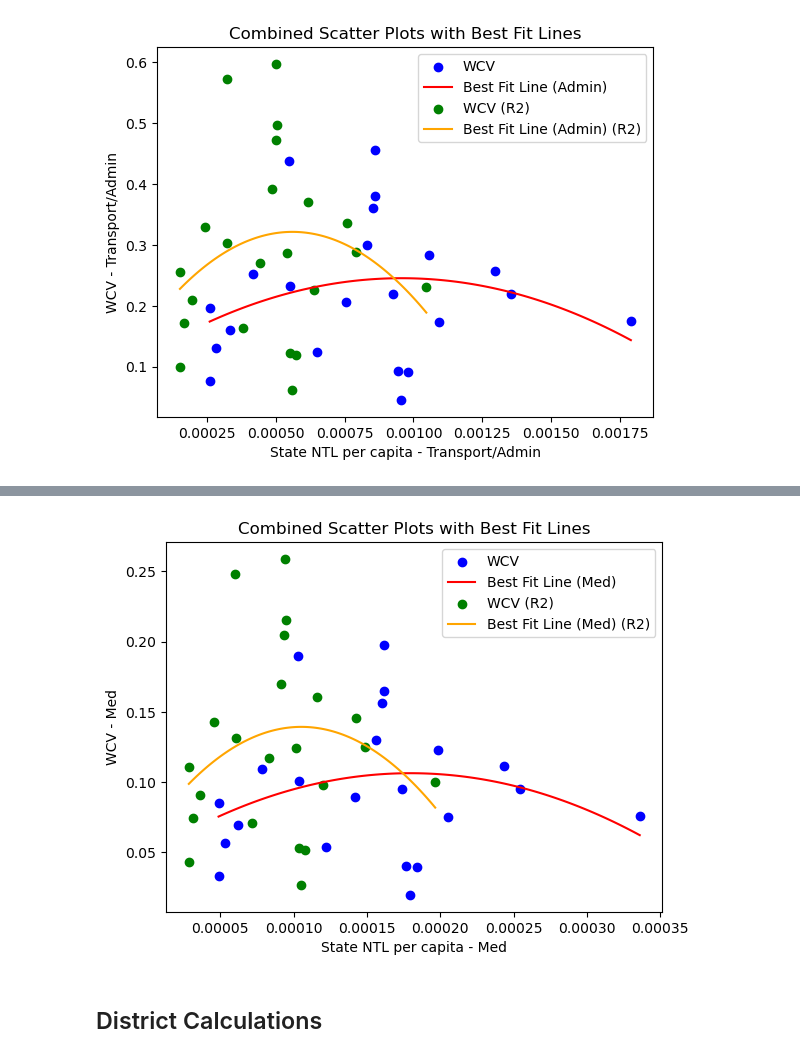
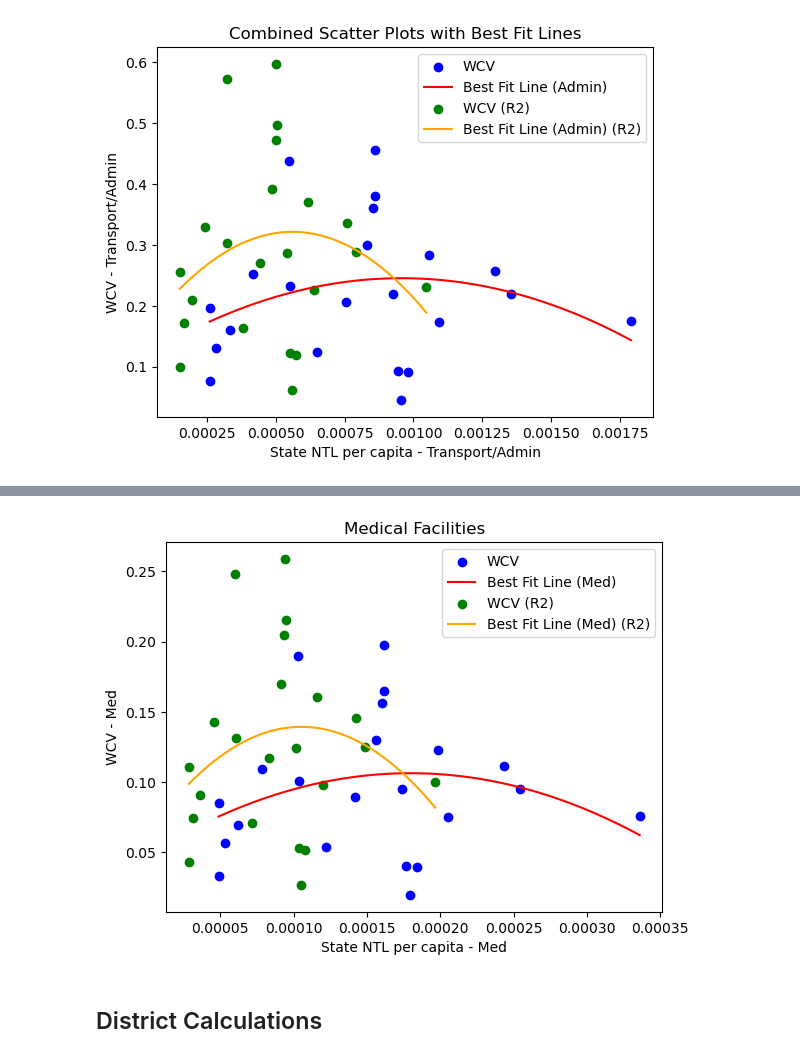
Before and after one commit to SaiSiddhardhaKalla/Master_Thesis, a Jupyter notebook: 08_WCV.ipynb, the cells around one changed output, grey strips where cells are left out. Cells and saved outputs as stored; diff of their text form; code cells hidden in the pictures.

```diff
--- a/08_WCV.ipynb
+++ b/08_WCV.ipynb
@@ -630,34 +631,34 @@ plt.scatter(wcvc['state_ntl_pc_med'], wcvc['WCV_med'], label='WCV', color='blue'
 
 # Fit a polynomial best fit line for the first set of data
 coefficients = np.polyfit(wcvc['state_ntl_pc_med'], wcvc['WCV_med'], 2)
 polynomial = np.poly1d(coefficients)
 x_range = np.linspace(min(wcvc['state_ntl_pc_med']), max(wcvc['state_ntl_pc_med']), 100)
 y_fit = polynomial(x_range)
 
 # Plot the polynomial best fit line for the first set of data
 plt.plot(x_range, y_fit, color='red', label='Best Fit Line (Med)')
 
 # Create a scatterplot for the second set of data
 plt.scatter(wcvc['state_ntl_pc_med_R'], wcvc['WCV_med_R'], label='WCV (R2)', color='green', marker='o')
 
 # Fit a polynomial best fit line for the second set of data
 coefficients = np.polyfit(wcvc['state_ntl_pc_med_R'], wcvc['WCV_med_R'], 2)
 polynomial = np.poly1d(coefficients)
 x_range = np.linspace(min(wcvc['state_ntl_pc_med_R']), max(wcvc['state_ntl_pc_med_R']), 100)
 y_fit = polynomial(x_range)
 
 # Plot the polynomial best fit line for the second set of data
 plt.plot(x_range, y_fit, color='orange', label='Best Fit Line (Med) (R2)')
 
 # Add labels, title, and legend
 plt.xlabel("State NTL per capita - Med")
 plt.ylabel("WCV - Med")
-plt.title("Mediacal Facilities")
+plt.title("Medical Facilities")
 plt.legend()
 
 # Display the plot
 plt.show()
 # %% [output]
-[figure, old version]
+[figure, new version]
 # %% [markdown]
 ## District Calculations
```
Also changed, not shown: parts of 2 cells of this notebook.
